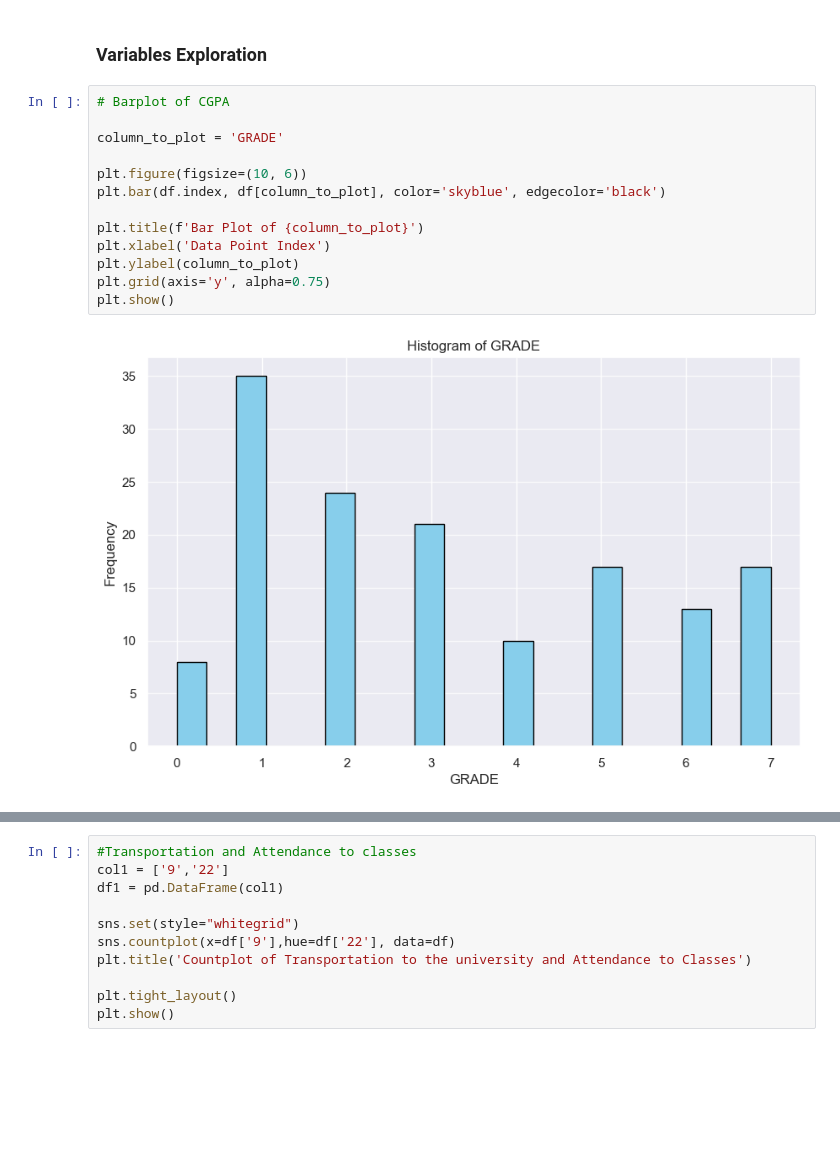
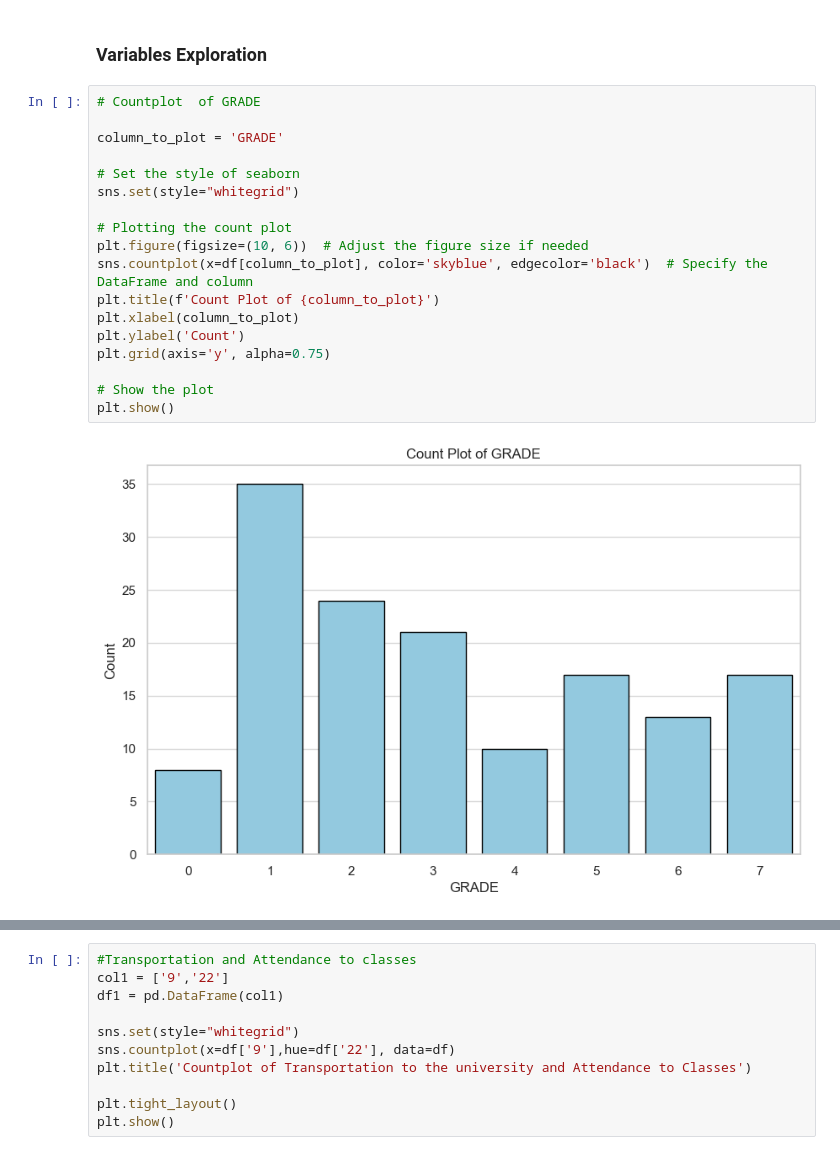
Before and after one commit to waiee/Higher-Education-Students-Performance-Evaluation---Association-Rule-Mining, a Jupyter notebook: test.ipynb, the cells around one changed output, grey strips where cells are left out. Cells and saved outputs as stored; diff of their text form; blank space fills up the shorter version.

```diff
--- a/test.ipynb
+++ b/test.ipynb
@@ -113,18 +113,23 @@ plt.show()
 # %% [markdown]
 ### Variables Exploration
 # %%
-# Barplot of CGPA
+# Countplot  of GRADE
 
 column_to_plot = 'GRADE'
 
-plt.figure(figsize=(10, 6))
-plt.bar(df.index, df[column_to_plot], color='skyblue', edgecolor='black')
+# Set the style of seaborn
+sns.set(style="whitegrid")
 
-plt.title(f'Bar Plot of {column_to_plot}')
-plt.xlabel('Data Point Index')
-plt.ylabel(column_to_plot)
+# Plotting the count plot
+plt.figure(figsize=(10, 6))  # Adjust the figure size if needed
+sns.countplot(x=df[column_to_plot], color='skyblue', edgecolor='black')  # Specify the DataFrame and column
+plt.title(f'Count Plot of {column_to_plot}')
+plt.xlabel(column_to_plot)
+plt.ylabel('Count')
 plt.grid(axis='y', alpha=0.75)
+
+# Show the plot
 plt.show()
 # %% [output]
-[figure, old version]
+[figure, new version]
 # %%
```
Also changed, not shown: parts of 5 cells of this notebook.
